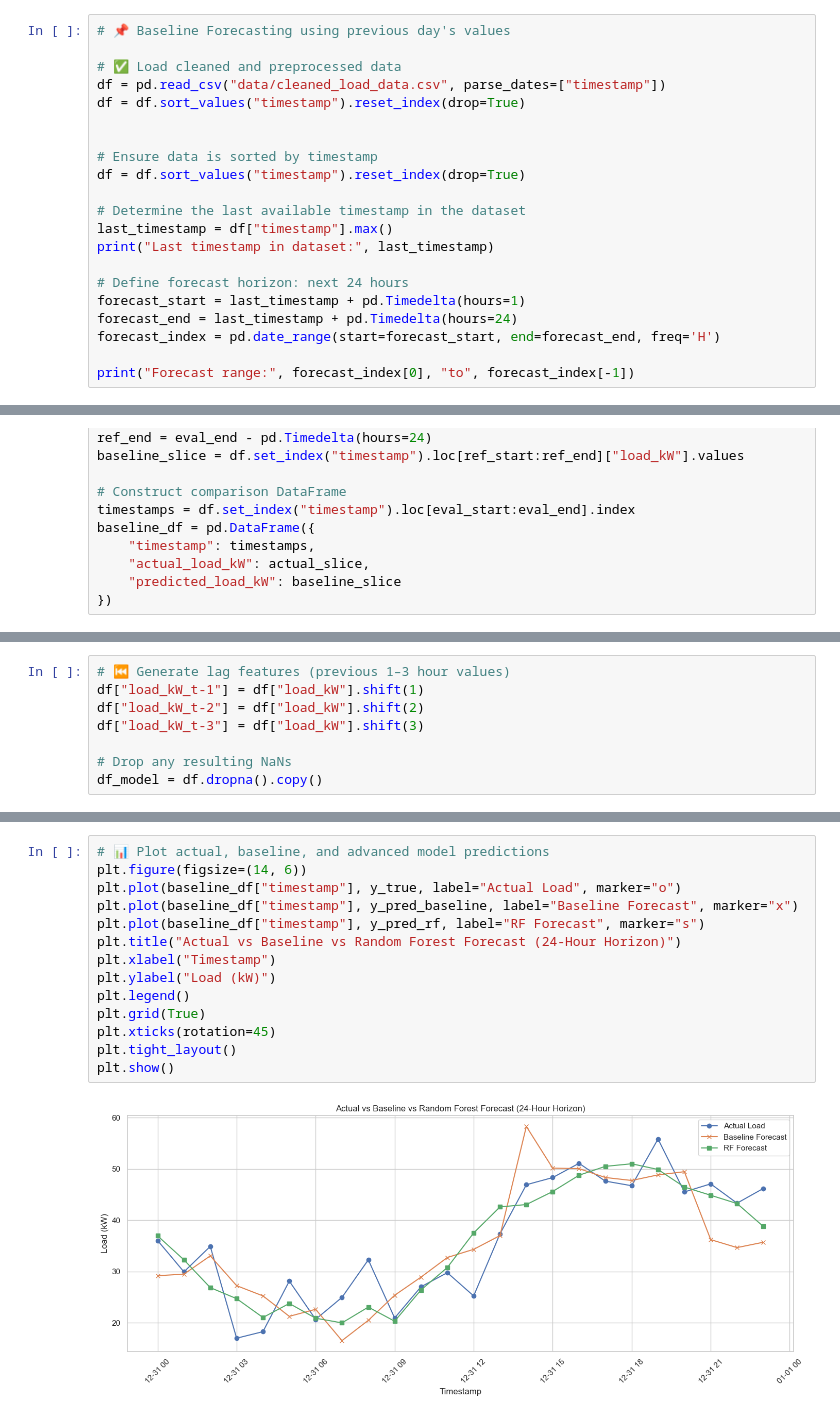
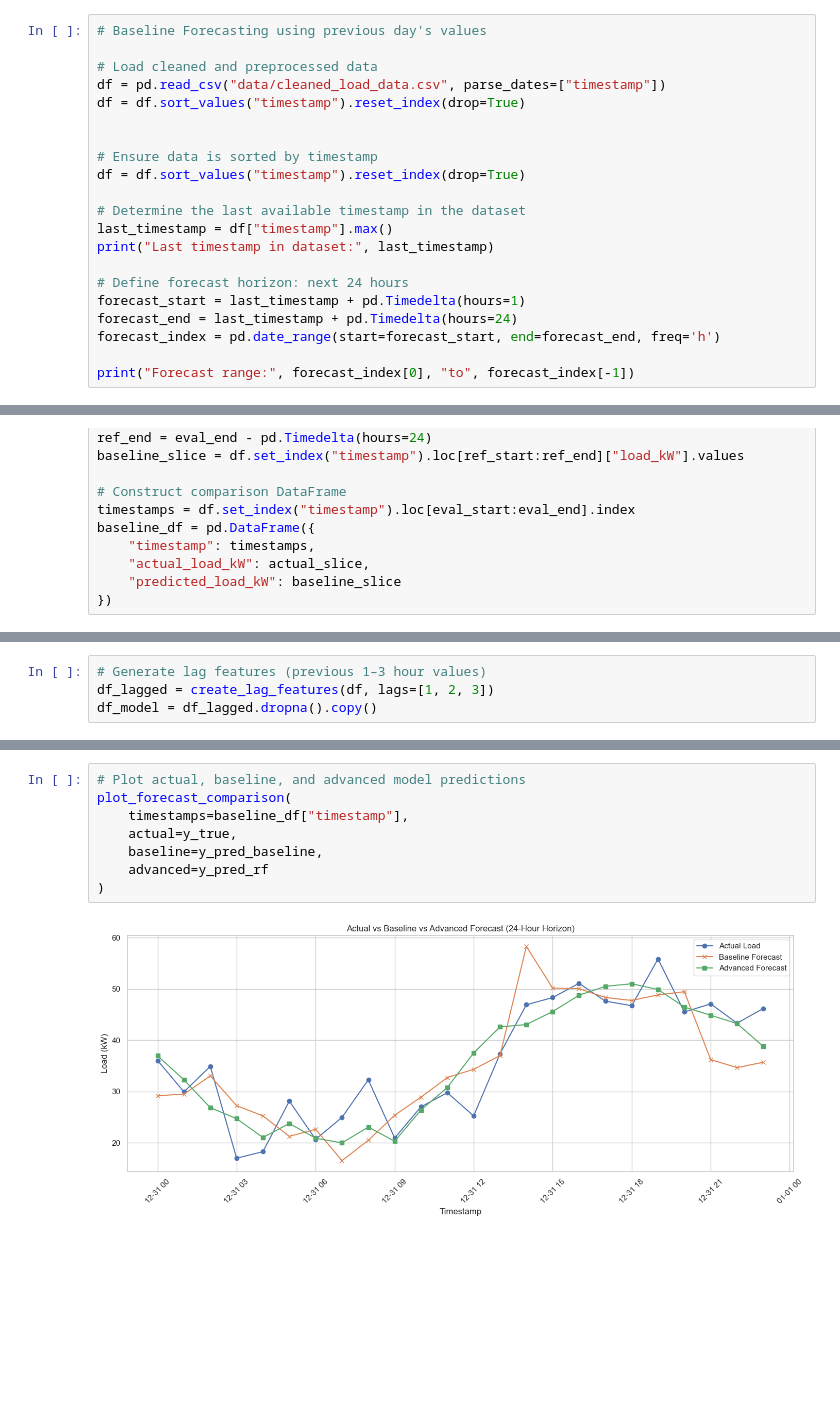
Before and after one commit to AnmolDeshmukh/forecasting-skill-demo, a Jupyter notebook: notebook.ipynb, the cells around one changed output, grey strips where cells are left out. Cells and saved outputs as stored; diff of their text form; blank space fills up the shorter version.

```diff
--- a/notebook.ipynb
+++ b/notebook.ipynb
@@ -134,7 +139,7 @@ Final missing value count: 0
 # %%
-# 📌 Baseline Forecasting using previous day's values
+# Baseline Forecasting using previous day's values
 
-# ✅ Load cleaned and preprocessed data
+# Load cleaned and preprocessed data
 df = pd.read_csv("data/cleaned_load_data.csv", parse_dates=["timestamp"])
 df = df.sort_values("timestamp").reset_index(drop=True)
 
@@ -149,7 +154,7 @@ print("Last timestamp in dataset:", last_timestamp)
 # Define forecast horizon: next 24 hours
 forecast_start = last_timestamp + pd.Timedelta(hours=1)
 forecast_end = last_timestamp + pd.Timedelta(hours=24)
-forecast_index = pd.date_range(start=forecast_start, end=forecast_end, freq='H')
+forecast_index = pd.date_range(start=forecast_start, end=forecast_end, freq='h')
 
 print("Forecast range:", forecast_index[0], "to", forecast_index[-1])
 # %% [output]
@@ -239,9 +231,5 @@ from sklearn.model_selection import train_test_split
 # %%
-# ⏮️ Generate lag features (previous 1–3 hour values)
-df["load_kW_t-1"] = df["load_kW"].shift(1)
-df["load_kW_t-2"] = df["load_kW"].shift(2)
-df["load_kW_t-3"] = df["load_kW"].shift(3)
-
-# Drop any resulting NaNs
-df_model = df.dropna().copy()
+# Generate lag features (previous 1–3 hour values)
+df_lagged = create_lag_features(df, lags=[1, 2, 3])
+df_model = df_lagged.dropna().copy()
 # %%
@@ -329,19 +311,13 @@ MAE: 3.88
 RMSE: 4.99
 MAPE: 12.41%
 # %%
-# 📊 Plot actual, baseline, and advanced model predictions
-plt.figure(figsize=(14, 6))
-plt.plot(baseline_df["timestamp"], y_true, label="Actual Load", marker="o")
-plt.plot(baseline_df["timestamp"], y_pred_baseline, label="Baseline Forecast", marker="x")
-plt.plot(baseline_df["timestamp"], y_pred_rf, label="RF Forecast", marker="s")
-plt.title("Actual vs Baseline vs Random Forest Forecast (24-Hour Horizon)")
-plt.xlabel("Timestamp")
-plt.ylabel("Load (kW)")
-plt.legend()
-plt.grid(True)
-plt.xticks(rotation=45)
-plt.tight_layout()
-plt.show()
+# Plot actual, baseline, and advanced model predictions
+plot_forecast_comparison(
+    timestamps=baseline_df["timestamp"],
+    actual=y_true,
+    baseline=y_pred_baseline,
+    advanced=y_pred_rf
+)
 # %% [output]
-[figure, old version]
+[figure, new version]
 # %%
```
Also changed, not shown: parts of 26 cells of this notebook, 1 other file.
